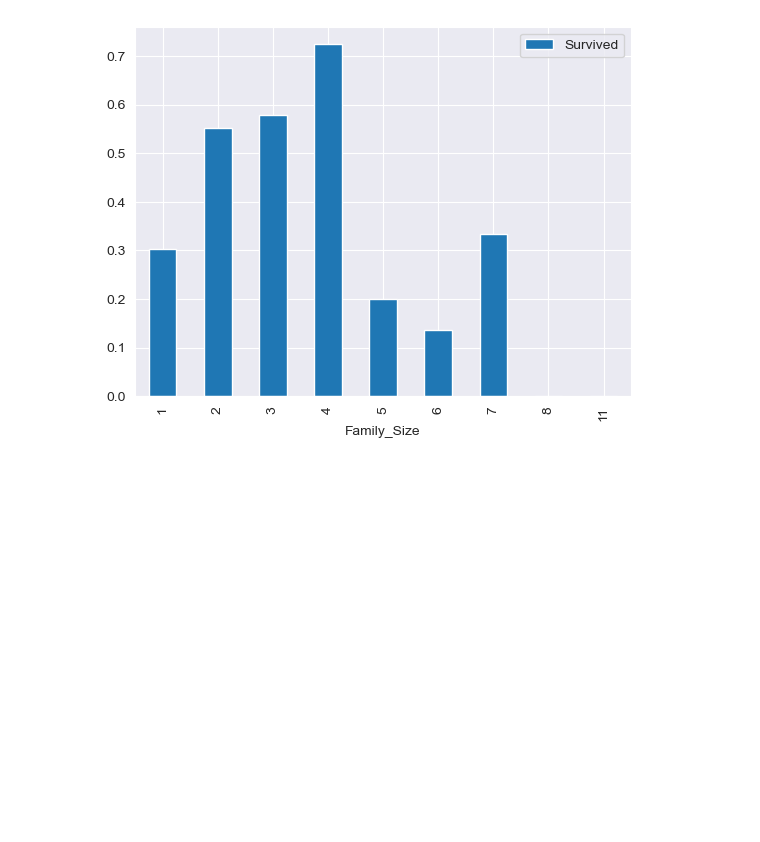
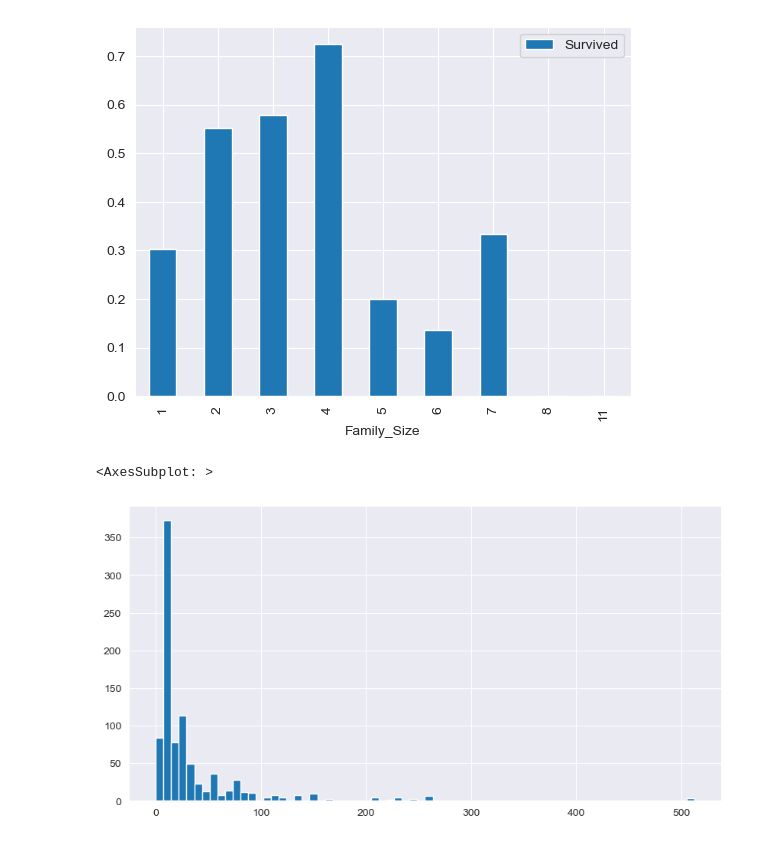
Before and after one commit to YulinCHEN-CS/Titanic, a Jupyter notebook: titanic_data.ipynb, the cells around one changed output. Cells and saved outputs as stored; diff of their text form; code cells hidden in the pictures; blank space fills up the shorter version.

```diff
--- a/titanic_data.ipynb
+++ b/titanic_data.ipynb
@@ -273,3 +273,10 @@ train_data[['Family_Size', 'Survived']].groupby('Family_Size').mean().plot.bar()
 # %% [output]
 <AxesSubplot: xlabel='Family_Size'>
 [figure]
+# %%
+#Ticket prices distribution
+plt.figure(figsize=(10,5))
+train_data['Fare'].hist(bins=70)
+# %% [output]
+<AxesSubplot: >
+[figure, added]
```
Also changed, not shown: parts of 6 cells of this notebook.
